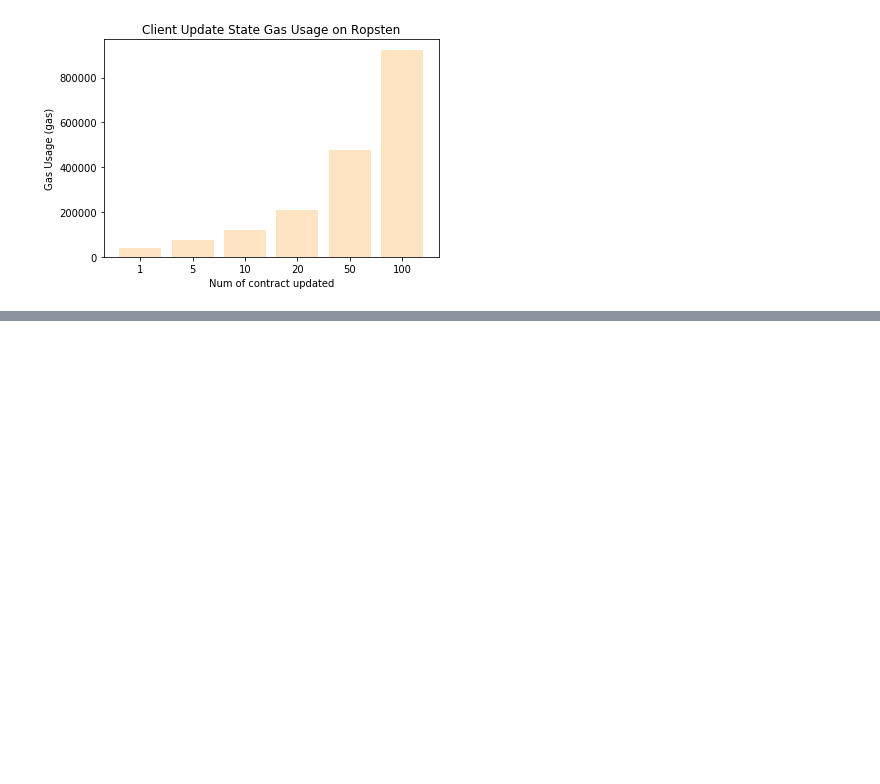
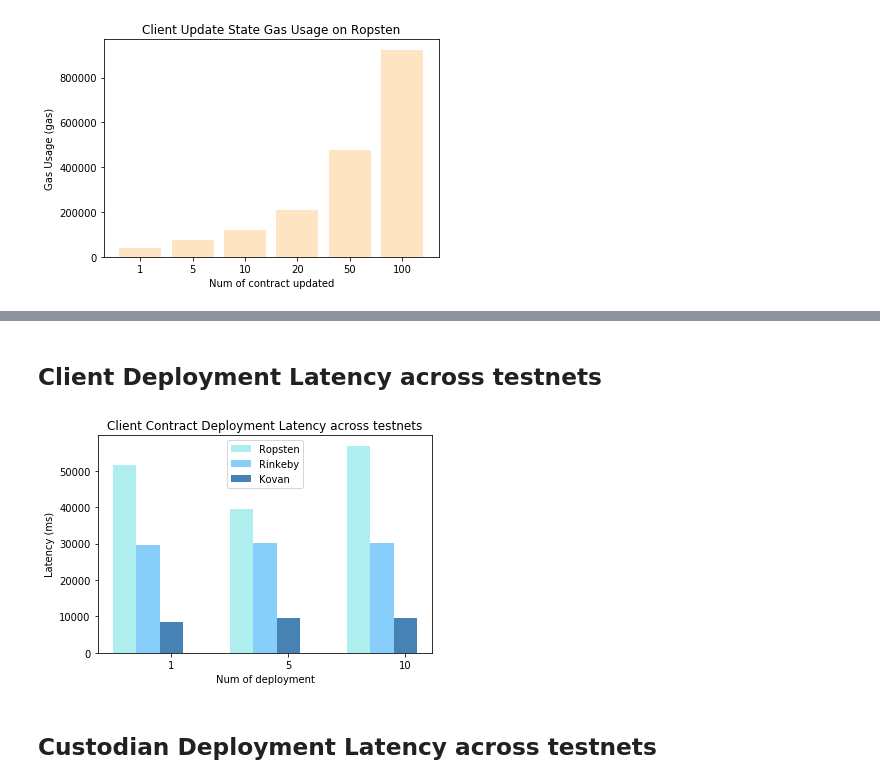
Before and after one commit to Turing-Space/cryBlock-Hierarchical-interactions-between-Ethereum-smart-contracts-across-Testnets, a Jupyter notebook: plot/data_processor.ipynb, the cells around one changed output, grey strips where cells are left out. Drawn from its saved outputs; the diff is of its cells as text; code cells hidden in the pictures; blank space fills up the shorter version.

```diff
--- a/plot/data_processor.ipynb
+++ b/plot/data_processor.ipynb
@@ -159,0 +193,17 @@ plt.show()
+# %% [markdown]
+## Client Deployment Latency across testnets
+# %%
+barplotTriple(x_data = CLIENT_STR_1_TO_10
+        , y_data_list = [[Data[net][num]['avg'] for num in STR_2_TO_4] for net in TEST_NETS]
+        , error_data = "None"
+        , x_label = 'Num of deployment'
+        , y_label = 'Latency (ms)'
+        , title = 'Client Contract Deployment Latency across testnets'
+        , set_color_list = ['paleturquoise','lightskyblue','steelblue']
+        , set_width = 0.2
+        , set_legend_list = TEST_NETS)
+plt.show()
+# %% [output]
+[figure, added]
+# %% [markdown]
+## Custodian Deployment Latency across testnets
```
Also changed, not shown: parts of 4 cells of this notebook, 3 other files.
